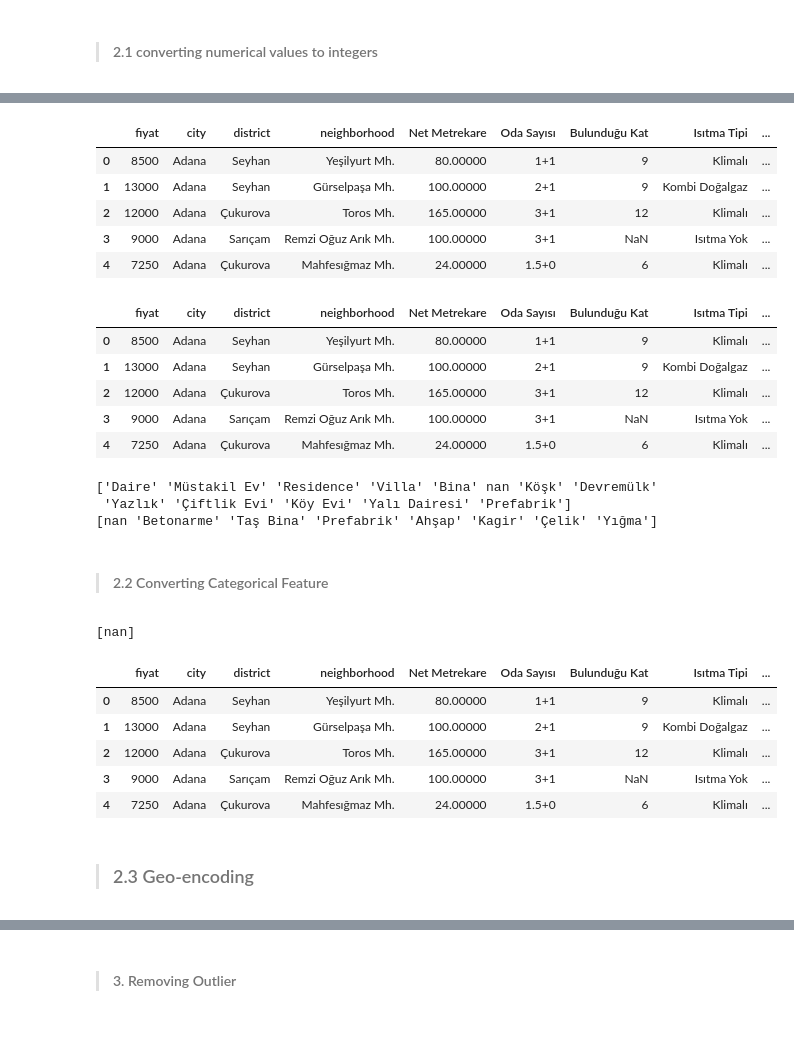
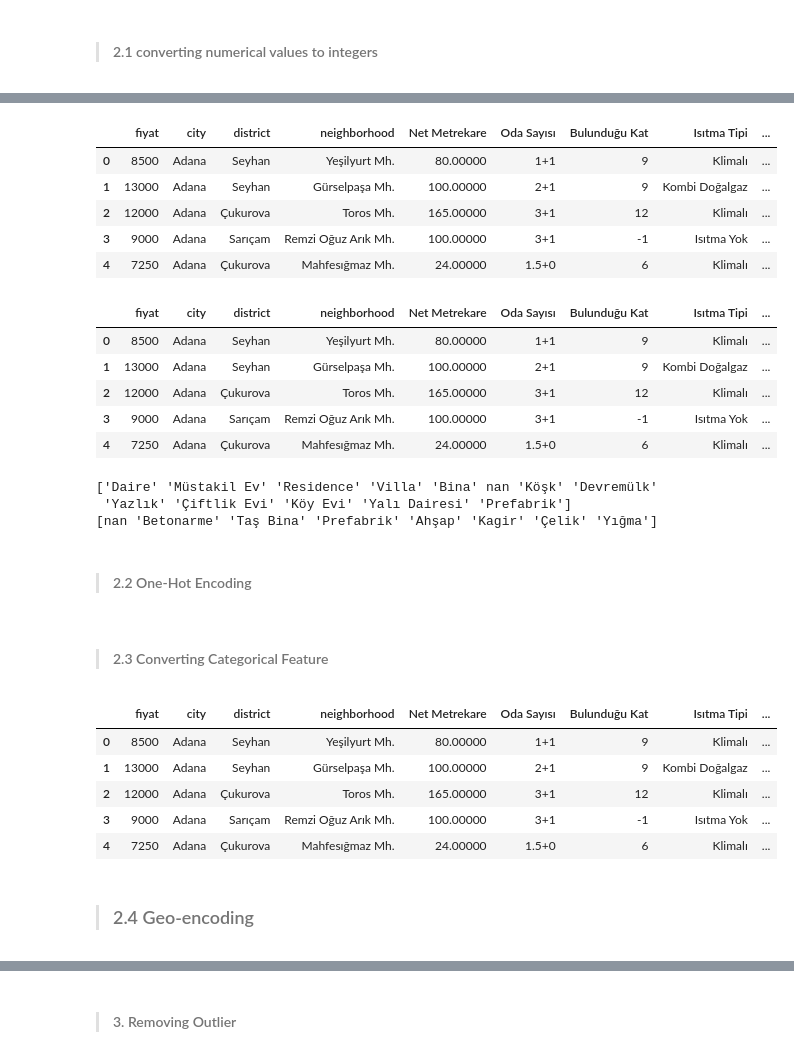
Before and after one commit to XII-A/TurkeyRentPrices, a Jupyter notebook: test.ipynb, the cells around one changed output, grey strips where cells are left out. Drawn from its saved outputs; the diff is of its cells as text; code cells hidden in the pictures; blank space fills up the shorter version.

Commit message:
Converted strs to int64
Converted all the strings we talked abt to type int64

```diff
--- a/test.ipynb
+++ b/test.ipynb
@@ -141,7 +123,6 @@ df.head()
 | 4 | 7250 | Adana | Çukurova | Mahfesığmaz Mh. | 24.00000 | 1.5+0 | Düz Giriş (Zemin) | Klimalı | ... |
 # %%
 df['Bulunduğu Kat'].value_counts()
-#TODO: TURN THIS INTO AN INT64
 # # This is used to find the mean price of each specific building floor it was used to find the ordinal values of the building floor
 # # Group by 'Bulunduğu Kat' and sum the 'fiyat' for each group where the price is less than 100000
 # filtered_data = df[df['fiyat'] < 100000]
@@ -217,14 +198,13 @@ for i in range(len(housesFloorArray)):
         df['Bulunduğu Kat'] = df['Bulunduğu Kat'].replace(replace_dict)
         count += 1
 
+df['Bulunduğu Kat'] = df['Bulunduğu Kat'].fillna(-1)
+df['Bulunduğu Kat'] = df['Bulunduğu Kat'].astype(np.int64)
 
-# unique_number_of_floors = df['Bulunduğu Kat'].unique()
-# print(unique_number_of_floors)
+#print(df['Bulunduğu Kat'].unique())
 # Output:
-# ['9' '12' nan '6' '3' '14' '11' '10' '23' '13' '28' '7' '20' '21' '19' '4'
-#  '16' '15' '26' '17' '18' '22' '41' '8' '25' '33' '27' '1' '0' '5' '2'
-#  '34' '35' '24' '30' '37' '29' '39' '36' '32' '31' '38' '44' '42' '40'
-#  '43' '45']
+# [ 9 12 -1  6  3 14 11 10 23 13 28  7 20 21 19  4 16 15 26 17 18 22 41  8
+#  25 33 27  1  0  5  2 34 35 24 30 37 29 39 36 32 31 38 44 42 40 43 45]
 
 # df['Bulunduğu Kat'].describe()
 df.head()
@@ -237,40 +217,41 @@ df.head()
 | 4 | 7250 | Adana | Çukurova | Mahfesığmaz Mh. | 24.00000 | 1.5+0 | 6 | Klimalı | ... |
 # %%
 df['Binanın Yaşı'].value_counts()
-#TODO: MAKE THE 6+ ITS OWN CATEGORY AND 4+
 
 buildingsAgeArray = ['0 (Yeni)',    # 0
                     '1',            # 1
                     '2',            # 2
                     '3',            # 3
                     '4',            # 4
                     '5-10',         # 5
                     '11-15',        # 6
                     '16-20',        # 7
                     '21 Ve Üzeri',  # 8
                     ]
 
 
 
 for i in range(len(buildingsAgeArray)):
     # Create a dictionary with the exact match as the key and the count (i) as the value
     replace_dict = {buildingsAgeArray[i]: str(i)}
 
     # Use the replace method with the dictionary for exact match replacement
     df['Binanın Yaşı'] = df['Binanın Yaşı'].replace(replace_dict)
 
-# unique_building_age = df['Binanın Yaşı'].unique()
-# print(unique_building_age)
+df['Binanın Yaşı'] = df['Binanın Yaşı'].fillna(-1)
+df['Binanın Yaşı'] = df['Binanın Yaşı'].astype(np.int64)
+
+# print(df['Binanın Yaşı'].unique())
 # # Output:
-# # ['2' '5' '7' '8' '6' '0' '3' '4' '1' nan]
+# # [ 2  5  7  8  6  0  3  4  1 -1]
 
 df.head()
 # %% [output]
 |  | fiyat | city | district | neighborhood | Net Metrekare | Oda Sayısı | Bulunduğu Kat | Isıtma Tipi | ... |
 | 0 | 8500 | Adana | Seyhan | Yeşilyurt Mh. | 80.00000 | 1+1 | 9 | Klimalı | ... |
 | 1 | 13000 | Adana | Seyhan | Gürselpaşa Mh. | 100.00000 | 2+1 | 9 | Kombi Doğalgaz | ... |
 | 2 | 12000 | Adana | Çukurova | Toros Mh. | 165.00000 | 3+1 | 12 | Klimalı | ... |
-| 3 | 9000 | Adana | Sarıçam | Remzi Oğuz Arık Mh. | 100.00000 | 3+1 | NaN | Isıtma Yok | ... |
+| 3 | 9000 | Adana | Sarıçam | Remzi Oğuz Arık Mh. | 100.00000 | 3+1 | -1 | Isıtma Yok | ... |
 | 4 | 7250 | Adana | Çukurova | Mahfesığmaz Mh. | 24.00000 | 1.5+0 | 6 | Klimalı | ... |
 # %%
 df['Kullanım Durumu'].value_counts()
@@ -279,10 +260,12 @@ df['Kullanım Durumu'] = df['Kullanım Durumu'].str.replace('Boş','0')  # empty
 df['Kullanım Durumu'] = df['Kullanım Durumu'].str.replace('Kiracı Oturuyor','1')  # another tenant resides in the house
 df['Kullanım Durumu'] = df['Kullanım Durumu'].str.replace('Mülk Sahibi Oturuyor','2')  # owner resides in the house
 
-# uniqueResidenceStatus = df['Kullanım Durumu'].unique()
-# print(uniqueResidenceStatus)
+df['Kullanım Durumu'] = df['Kullanım Durumu'].fillna(-1)
+df['Kullanım Durumu'] = df['Kullanım Durumu'].astype(np.int64)
+
+# print(df['Kullanım Durumu'].unique())
 # # Output:
-# # ['0' '1' '2' nan]
+# # [ 0  1  2 -1]
 
 df.head()
 # %% [output]
@@ -290,6 +273,6 @@ df.head()
 | 0 | 8500 | Adana | Seyhan | Yeşilyurt Mh. | 80.00000 | 1+1 | 9 | Klimalı | ... |
 | 1 | 13000 | Adana | Seyhan | Gürselpaşa Mh. | 100.00000 | 2+1 | 9 | Kombi Doğalgaz | ... |
 | 2 | 12000 | Adana | Çukurova | Toros Mh. | 165.00000 | 3+1 | 12 | Klimalı | ... |
-| 3 | 9000 | Adana | Sarıçam | Remzi Oğuz Arık Mh. | 100.00000 | 3+1 | NaN | Isıtma Yok | ... |
+| 3 | 9000 | Adana | Sarıçam | Remzi Oğuz Arık Mh. | 100.00000 | 3+1 | -1 | Isıtma Yok | ... |
 | 4 | 7250 | Adana | Çukurova | Mahfesığmaz Mh. | 24.00000 | 1.5+0 | 6 | Klimalı | ... |
 # %%
@@ -325,3 +315,5 @@ print(df['Yapı Tipi'].unique())  # idk what to do with these two columns # freq
 ['Daire' 'Müstakil Ev' 'Residence' 'Villa' 'Bina' nan 'Köşk' 'Devremülk'
  'Yazlık' 'Çiftlik Evi' 'Köy Evi' 'Yalı Dairesi' 'Prefabrik']
 [nan 'Betonarme' 'Taş Bina' 'Prefabrik' 'Ahşap' 'Kagir' 'Çelik' 'Yığma']
+# %% [markdown]
+>#### 2.2 One-Hot Encoding
@@ -328,5 +333,5 @@ print(df['Yapı Tipi'].unique())  # idk what to do with these two columns # freq
 # %% [markdown]
->#### 2.2 Converting Categorical Feature
+>#### 2.3 Converting Categorical Feature
 # %%
 # Converting inside site or not to binary (0 or 1) (Categorical Feature)
 df['Site İçerisinde'] = df['Site İçerisinde'].map({'Evet': 1, 'Hayır': 0})
@@ -337,28 +342,6 @@ df['Balkon Durumu'] = df['Balkon Durumu'].map({'Var': 1, 'Yok': 0})
 # Converting whether it is general or unit price or not to binary (0 or 1) (Categorical Feature)
 df['Fiyat Durumu'] = df['Fiyat Durumu'].map({'Birim Fiyat': 1, 'Genel Fiyat': 0})
 
-#TODO: BIR TANE ONE HOT ENCODING ALABLIR MIYIZ?
-# df['Balkon Tipi'] = df['Balkon Tipi'].map({'': 1, '': 0})
-
-# print(df['Balkon Tipi'].unique())
-# # Output:
-# [nan 'Açık Balkon' 'Açık Teras' 'Kapalı Balkon'
-#  ' Açık Balkon, Kapalı Balkon  ' 'Kapalı Teras' -------------------------------------> some houses have 2 balconies
-#  ' Açık Balkon, Açık Teras  ' ' Açık Teras, Kapalı Balkon  '
-#  ' Açık Balkon, Fransız Balkon  ' ' Kapalı Balkon, Kapalı Teras  '
-#  'Fransız Balkon' ' Açık Teras, Kapalı Teras  '
-#  ' Açık Balkon, Kapalı Teras  ' ' Açık Teras, Fransız Balkon  '
-#  ' Fransız Balkon, Kapalı Balkon  ']
-
-
-# print(df['Yapı Durumu'].unique())
-# # Output:
-# [nan 'İkinci El' 'Sıfır' 'Yapım Aşamasında'] ----------------------------------> 3 types
-#TODO: ORDINAL ENCODING
-# 'Sıfır' (Brand New): 1 (Best)
-# 'İkinci El' (Second Hand): 2 (Intermediate)
-# 'Yapım Aşamasında' (Under Construction): 3 (Worst)
-
 # Converting whether it is furnished or not to binary (0 or 1) (Categorical Feature)
 df['Eşya Durumu'] = df['Eşya Durumu'].map({'Eşyalı': 1, 'Boş': 0})
 
@@ -368,20 +351,16 @@ df['Takas'] = df['Takas'].map({'Var': 1, 'Yok': 0})
 # Converting whether it is visible or not to binary (0 or 1) (Categorical Feature)
 df['Görüntülü Gezilebilir mi?'] = df['Görüntülü Gezilebilir mi?'].map({'Evet': 1, 'Hayır': 0})
 
-
-print(df['Görüntülü Gezilebilir mi?'].unique())
-
 df.head()
 # %% [output]
-[nan]
 |  | fiyat | city | district | neighborhood | Net Metrekare | Oda Sayısı | Bulunduğu Kat | Isıtma Tipi | ... |
 | 0 | 8500 | Adana | Seyhan | Yeşilyurt Mh. | 80.00000 | 1+1 | 9 | Klimalı | ... |
 | 1 | 13000 | Adana | Seyhan | Gürselpaşa Mh. | 100.00000 | 2+1 | 9 | Kombi Doğalgaz | ... |
 | 2 | 12000 | Adana | Çukurova | Toros Mh. | 165.00000 | 3+1 | 12 | Klimalı | ... |
-| 3 | 9000 | Adana | Sarıçam | Remzi Oğuz Arık Mh. | 100.00000 | 3+1 | NaN | Isıtma Yok | ... |
+| 3 | 9000 | Adana | Sarıçam | Remzi Oğuz Arık Mh. | 100.00000 | 3+1 | -1 | Isıtma Yok | ... |
 | 4 | 7250 | Adana | Çukurova | Mahfesığmaz Mh. | 24.00000 | 1.5+0 | 6 | Klimalı | ... |
 # %% [markdown]
->### 2.3 Geo-encoding
+>### 2.4 Geo-encoding
 # %%
 df['Country'] = 'Turkey'
 l_cols = ['city', 'district', 'neighborhood']
```
Also changed, not shown: parts of 8 cells of this notebook.
